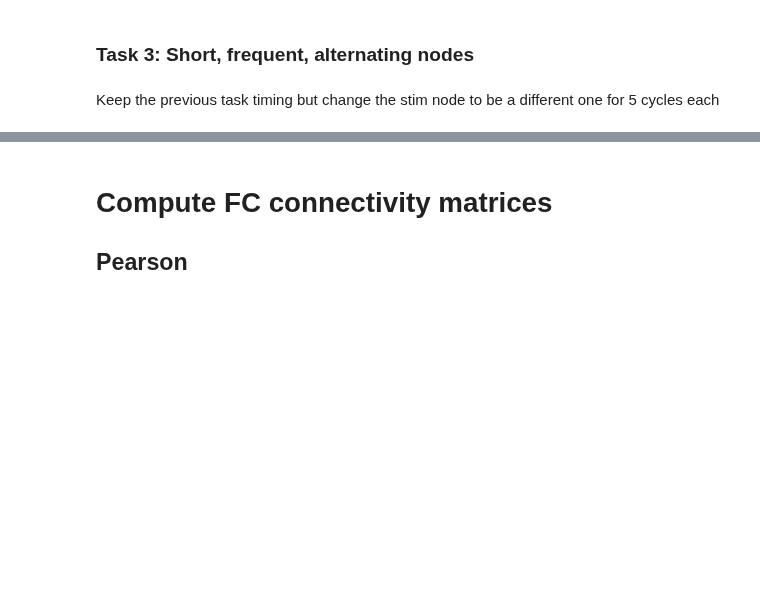
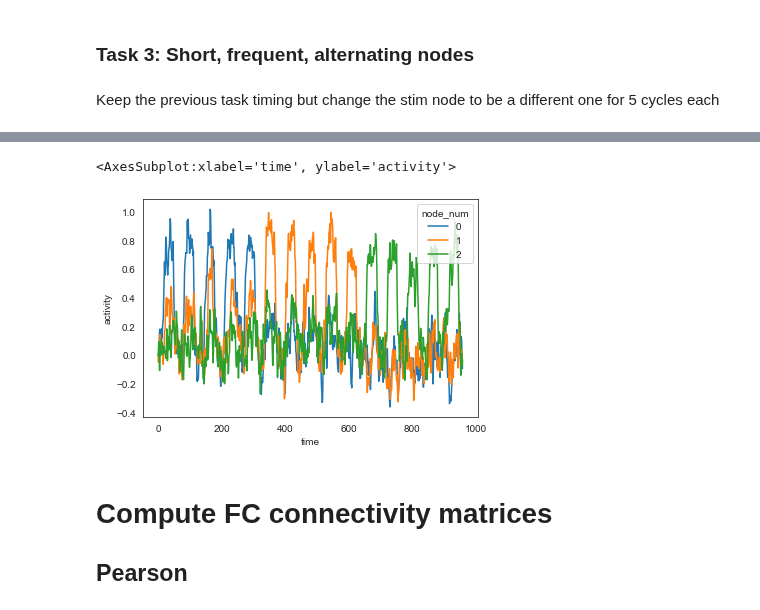
Before and after one commit to zenkavi/NeuralMassModels, a Jupyter notebook: notebooks/simulations/NB0_True_vs_functional_connectivity.ipynb, the cells around one changed output, grey strips where cells are left out. Cells and saved outputs as stored; diff of their text form; code cells hidden in the pictures; blank space fills up the shorter version.

Commit message:
added new task structures

```diff
--- a/notebooks/simulations/NB0_True_vs_functional_connectivity.ipynb
+++ b/notebooks/simulations/NB0_True_vs_functional_connectivity.ipynb
@@ -145,3 +143,13 @@ array([0., 0., 0., 0., 0., 0.])
+# %%
+task3_data_df = pd.DataFrame(task3_data)
+task3_data_df['node_num'] = task3_data_df.index
+task3_data_df = task3_data_df.melt(id_vars = ['node_num'])
+task3_data_df['node_num'] = task3_data_df["node_num"].astype('category')
+task3_data_df = task3_data_df.rename(columns={"variable": "time", "value": "activity"})
+sns.lineplot(data=task3_data_df, x="time", y="activity", hue="node_num")
+# %% [output]
+<AxesSubplot:xlabel='time', ylabel='activity'>
+[figure, added]
 # %% [markdown]
 # Compute FC connectivity matrices
 
```
Also changed, not shown: parts of 8 cells of this notebook, 2 other files.
